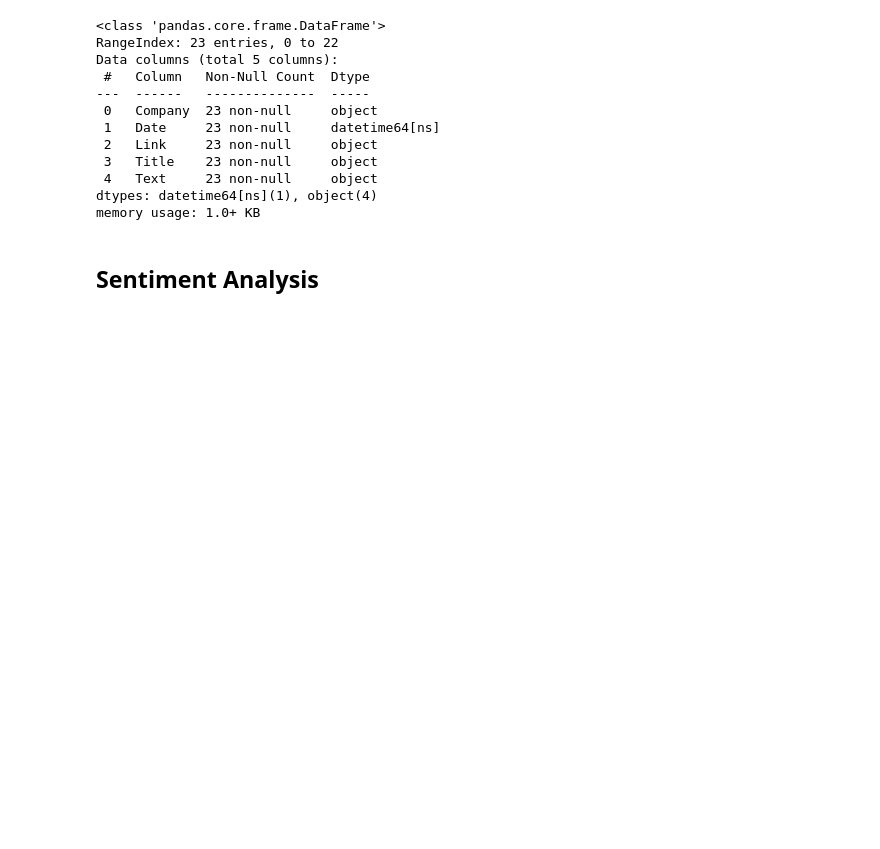
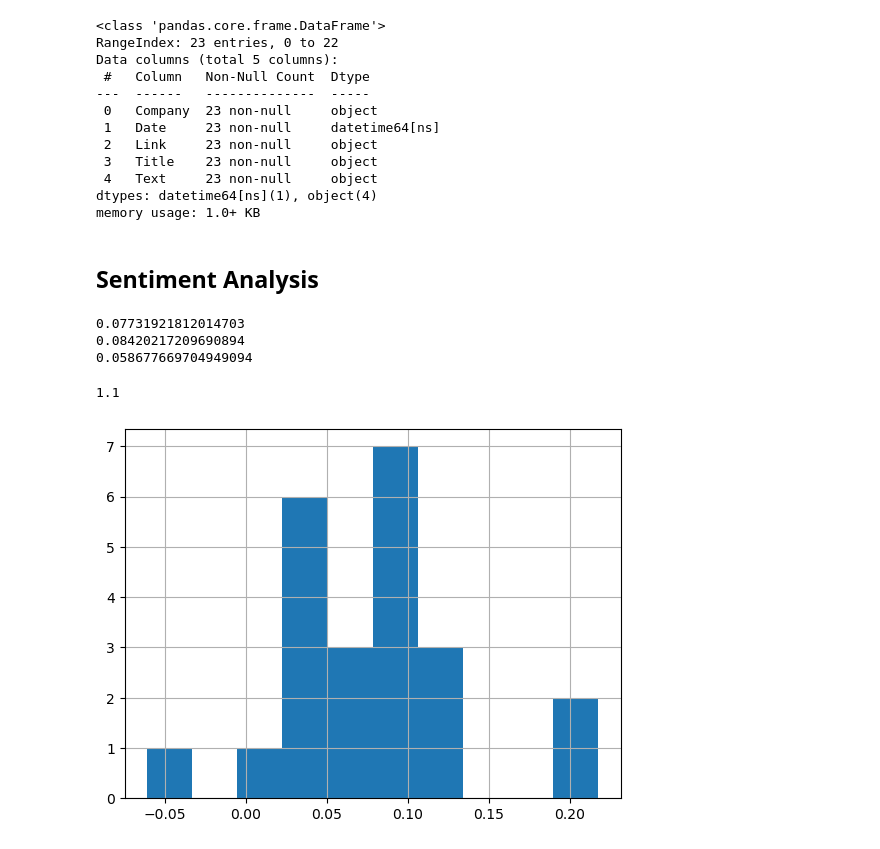
Before and after one commit to Dev-Dominic/Radio-Sentiment-Analysis-MHW, a Jupyter notebook: sentiment_model.ipynb, the cells around one changed output. Saved outputs shown, nothing was run; the diff lists cells and outputs as text; code cells hidden in the pictures; blank space fills up the shorter version.

```diff
--- a/sentiment_model.ipynb
+++ b/sentiment_model.ipynb
@@ -125,10 +125,18 @@ memory usage: 1.0+ KB
 # %%
 def get_polarity(text):
     return TextBlob(text).sentiment.polarity
 
 df['Polarity'] = df['Text'].apply(get_polarity)
 
-df['Sentiment_Type'] = ''
-df.loc[df.Polarity>0,'Sentiment_Type'] = 'POSITIVE'
-df.loc[df.Polarity==0,'Sentiment_Type'] = 'NEUTRAL'
-df.loc[df.Polarity<0,'Sentiment_Type'] = 'NEGATIVE'
+df['Polarity'].hist()
+print(df['Polarity'].mean())
+print(df['Polarity'].median())
+print(df['Polarity'].std())
+
+0.8+0.3
+# %% [output]
+0.07731921812014703
+0.08420217209690894
+0.058677669704949094
+1.1
+[figure, added]
```
Also changed, not shown: parts of 8 cells of this notebook, 3 other files.
